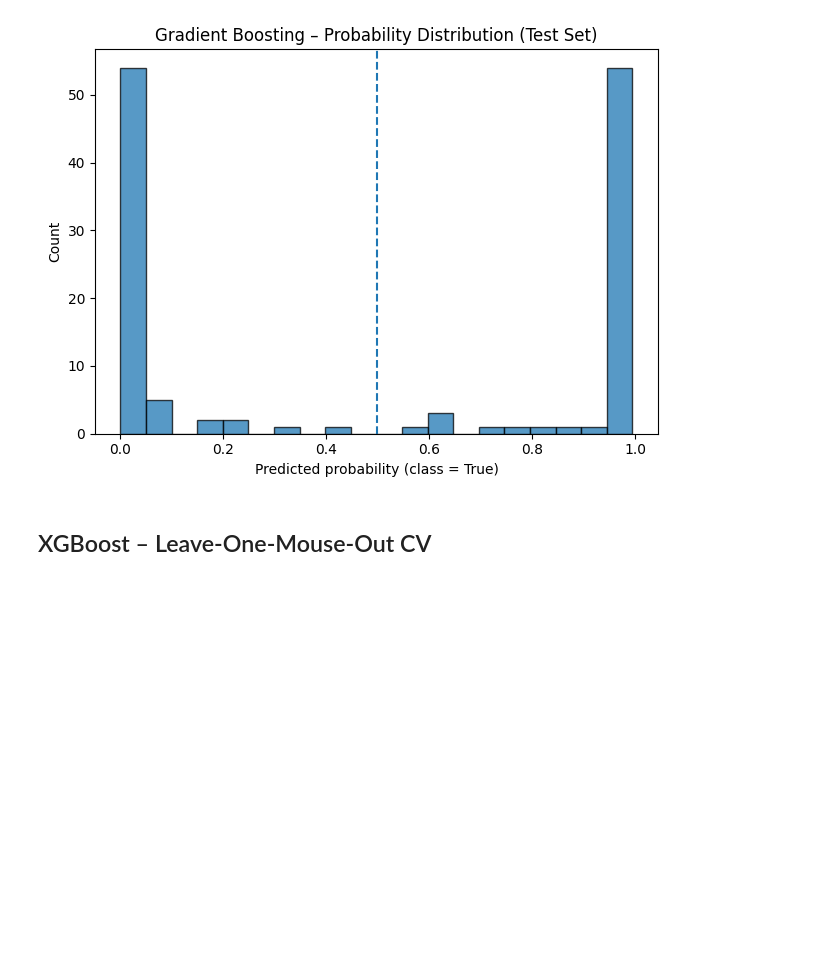
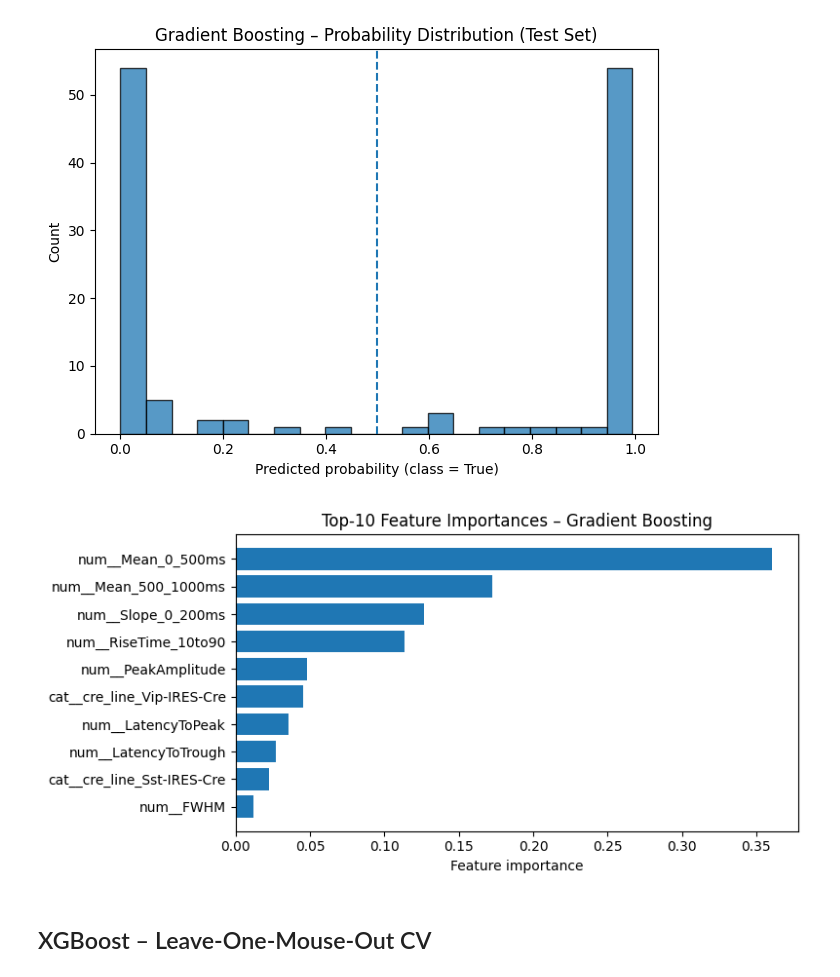
Before and after one commit to hosseindamavandi/NMA-Allen-Visual-Behavior-2p, a Jupyter notebook: ERP_Cell_Feature_Classification_Models_LOMO.ipynb, the cells around one changed output. Drawn from its saved outputs; the diff is of its cells as text; code cells hidden in the pictures; blank space fills up the shorter version.

```diff
--- a/ERP_Cell_Feature_Classification_Models_LOMO.ipynb
+++ b/ERP_Cell_Feature_Classification_Models_LOMO.ipynb
@@ -884,6 +835,36 @@ plt.tight_layout()
 plt.show()
 # %% [output]
 [figure]
+# %%
+# ----------------------------------------------------------
+# Top-10 feature importances – Gradient Boosting Classifier
+# ----------------------------------------------------------
+# Get feature names after preprocessing
+try:
+    feature_names = pipe.named_steps['preprocess'].get_feature_names_out()
+except AttributeError:
+    # Fallback for older scikit-learn versions
+    num_feats = pipe.named_steps['preprocess'].transformers_[0][2]
+    cat_encoder = pipe.named_steps['preprocess'].transformers_[1][1]
+    cat_feats = cat_encoder.get_feature_names_out(pipe.named_steps['preprocess'].transformers_[1][2])
+    feature_names = np.concatenate([num_feats, cat_feats])
+
+# Pair with importances
+importances = pipe.named_steps['clf'].feature_importances_
+fi = pd.DataFrame({'feature': feature_names, 'importance': importances})
+
+# Select & sort top-10
+top10 = fi.sort_values('importance', ascending=False).head(10)
+
+# Plot
+plt.figure(figsize=(8,4))
+plt.barh(top10['feature'][::-1], top10['importance'][::-1])
+plt.xlabel('Feature importance')
+plt.title('Top-10 Feature Importances – Gradient Boosting')
+plt.tight_layout()
+plt.show()
+# %% [output]
+[figure, added]
 # %% [markdown]
 ## XGBoost – Leave-One-Mouse-Out CV
 # %%
```
Also changed, not shown: parts of 2 cells of this notebook.
